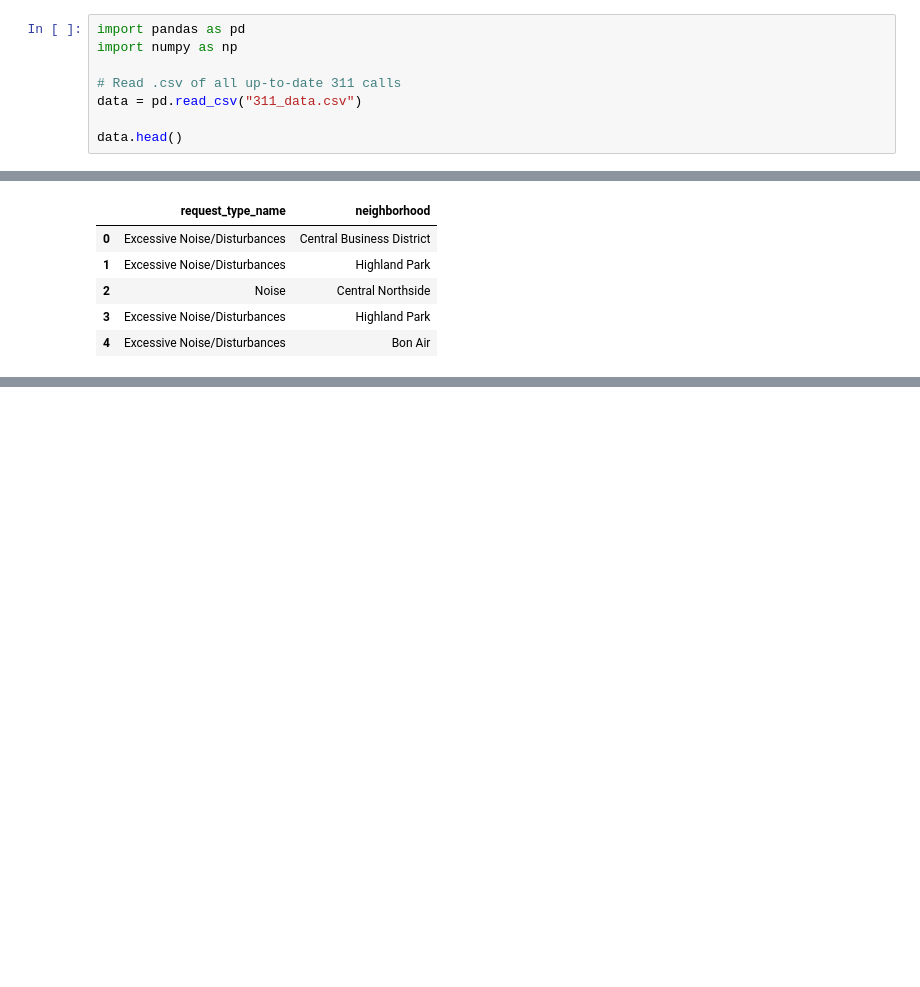
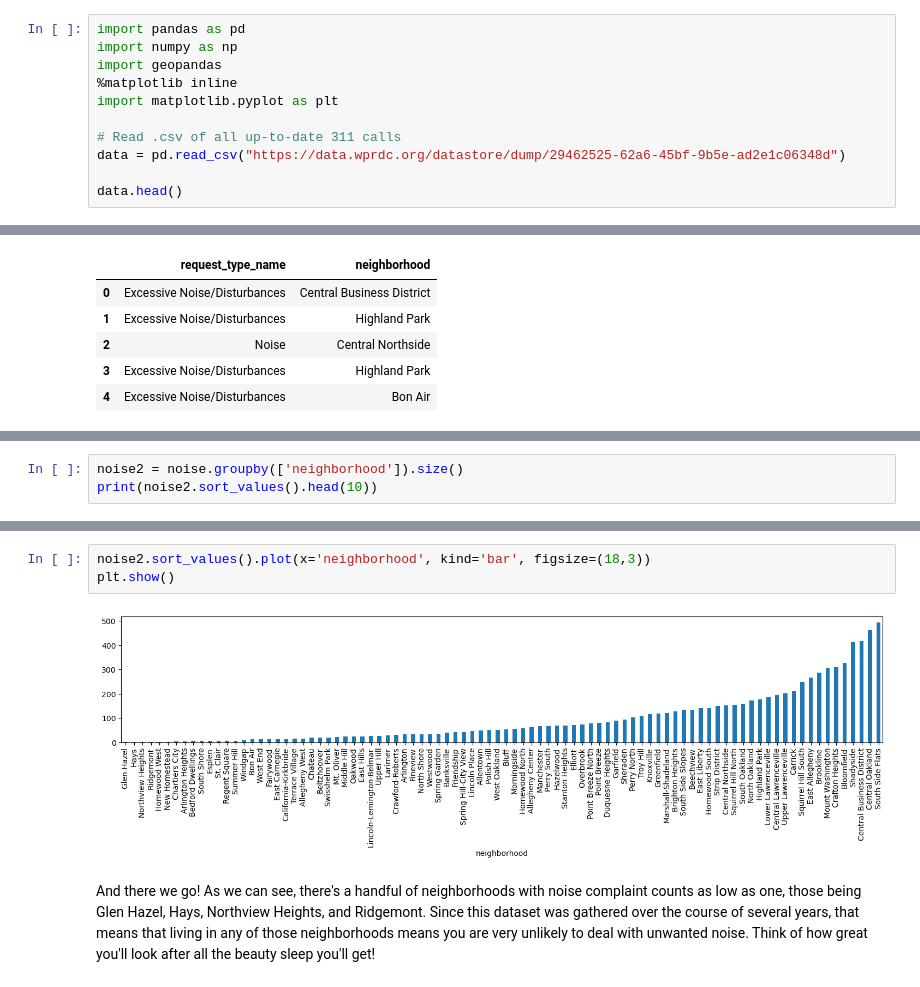
Before and after one commit to Curry-Thomas/Final-Project-the-31st, a Jupyter notebook: noise complaints.ipynb, the cells around one changed output, grey strips where cells are left out. Saved outputs shown, nothing was run; the diff lists cells and outputs as text; blank space fills up the shorter version.

Commit message:
noise complaints dataset finished

```diff
--- a/noise complaints.ipynb
+++ b/noise complaints.ipynb
@@ -7,9 +7,12 @@ With noise complaints! Since the non-emergency police phone line takes all noise
 # %%
 import pandas as pd
 import numpy as np
+import geopandas
+%matplotlib inline
+import matplotlib.pyplot as plt
 
 # Read .csv of all up-to-date 311 calls
-data = pd.read_csv("311_data.csv")
+data = pd.read_csv("https://data.wprdc.org/datastore/dump/29462525-62a6-45bf-9b5e-ad2e1c06348d")
 
 data.head()
 # %% [output]
@@ -41,0 +47,3 @@ noise.head()
+# %%
+noise2 = noise.groupby(['neighborhood']).size()
+print(noise2.sort_values().head(10))
@@ -41,0 +63,7 @@ noise.head()
+# %%
+noise2.sort_values().plot(x='neighborhood', kind='bar', figsize=(18,3))
+plt.show()
+# %% [output]
+[figure, added]
+# %% [markdown]
+And there we go! As we can see, there's a handful of neighborhoods with noise complaint counts as low as one, those being Glen Hazel, Hays, Northview Heights, and Ridgemont. Since this dataset was gathered over the course of several years, that means that living in any of those neighborhoods means you are very unlikely to deal with unwanted noise. Think of how great you'll look after all the beauty sleep you'll get!
```
Also changed, not shown: parts of 2 cells of this notebook.
